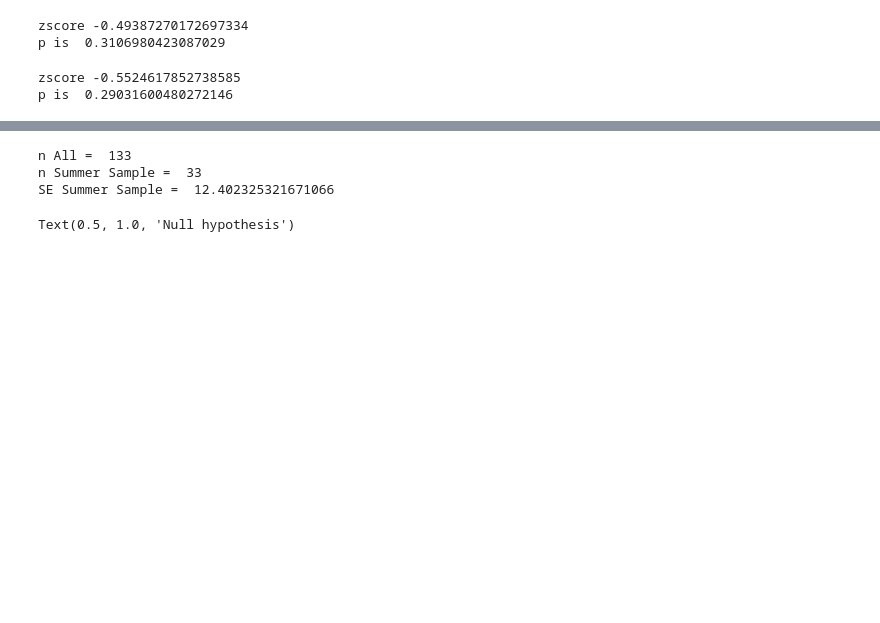
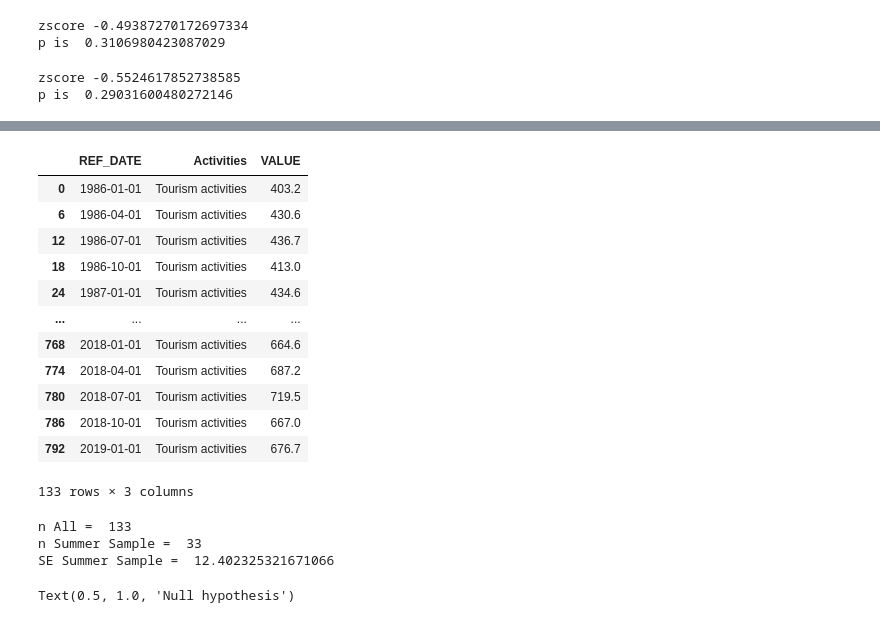
Before and after one commit to prsanti/UW-Data-Science, a Jupyter notebook: Statistics for Data Science/Group Assignment/FinalProject_HypothesisGraphs.ipynb, the cells around one changed output, grey strips where cells are left out. Saved outputs shown, nothing was run; the diff lists cells and outputs as text; code cells hidden in the pictures; blank space fills up the shorter version.

```diff
--- a/Statistics for Data Science/Group Assignment/FinalProject_HypothesisGraphs.ipynb
+++ b/Statistics for Data Science/Group Assignment/FinalProject_HypothesisGraphs.ipynb
@@ -210,6 +207,22 @@ std 71.24593477308434
 zscore 0.34058184298680194
 p is  0.633290799861508
 [figure]
+# %%
+total_jobs_preCovid
+# %% [output]
+|  | REF_DATE | Activities | VALUE |
+| 0 | 1986-01-01 | Tourism activities | 403.2 |
+| 6 | 1986-04-01 | Tourism activities | 430.6 |
+| 12 | 1986-07-01 | Tourism activities | 436.7 |
+| 18 | 1986-10-01 | Tourism activities | 413.0 |
+| 24 | 1987-01-01 | Tourism activities | 434.6 |
+| ... | ... | ... | ... |
+| 768 | 2018-01-01 | Tourism activities | 664.6 |
+| 774 | 2018-04-01 | Tourism activities | 687.2 |
+| 780 | 2018-07-01 | Tourism activities | 719.5 |
+| 786 | 2018-10-01 | Tourism activities | 667.0 |
+| 792 | 2019-01-01 | Tourism activities | 676.7 |
+133 rows × 3 columns
 # %%
 from math import sqrt
 n_all = len(total_jobs_preCovid.index)
```
Also changed, not shown: parts of 4 cells of this notebook, 2 other files.
